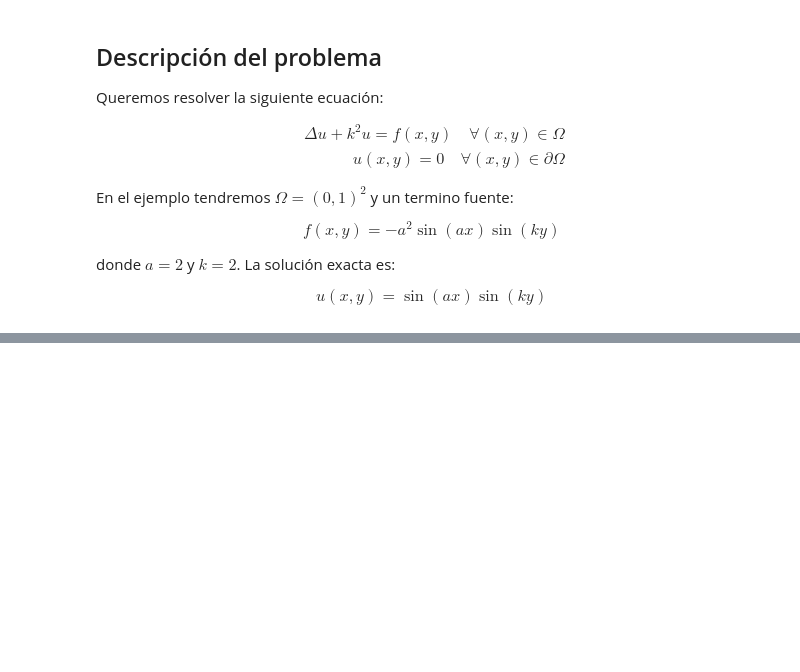
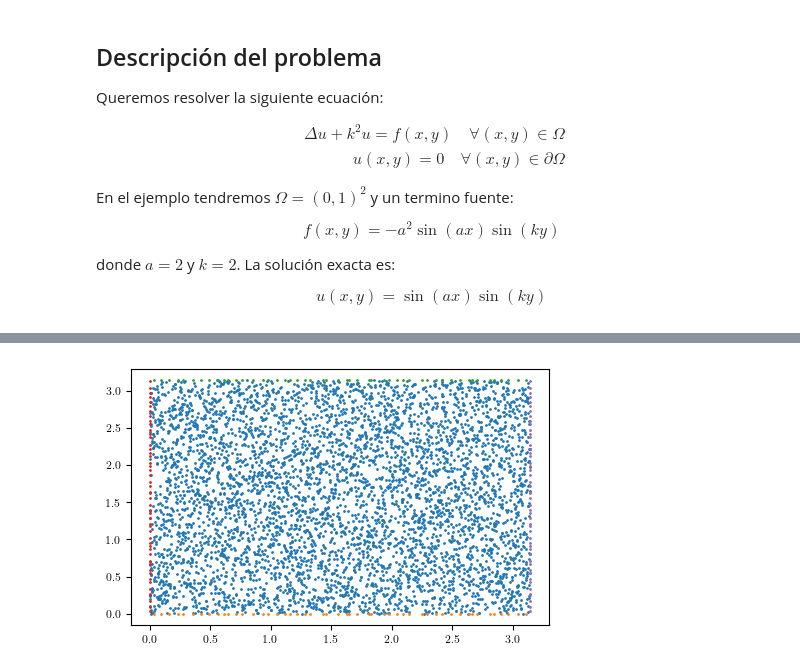
Before and after one commit to oscar-rincon/scattering-problem, a Jupyter notebook: Helmholtz-Dirichlet/Helmholtz-Dirichlet.ipynb, the cells around one changed output, grey strips where cells are left out. Saved outputs shown, nothing was run; the diff lists cells and outputs as text; code cells hidden in the pictures; blank space fills up the shorter version.

```diff
--- a/Helmholtz-Dirichlet/Helmholtz-Dirichlet.ipynb
+++ b/Helmholtz-Dirichlet/Helmholtz-Dirichlet.ipynb
@@ -39,0 +190,10 @@ Using device: cpu
+# %%
+# Plot the sampling points
+plot_sampling_points(x_f, y_f, 'Function Sampling Points')
+plot_sampling_points(x_b, torch.zeros_like(x_b), 'Boundary Sampling Points')
+plot_sampling_points(x_b, torch.zeros_like(x_b)+torch.pi, 'Boundary Sampling Points')
+plot_sampling_points(torch.zeros_like(x_b), y_b, 'Boundary Sampling Points')
+plot_sampling_points(torch.zeros_like(x_b)+torch.pi, y_b, 'Boundary Sampling Points')
+plt.show()
+# %% [output]
+[figure, added]
```
Also changed, not shown: parts of 26 cells of this notebook, 2 other files.
